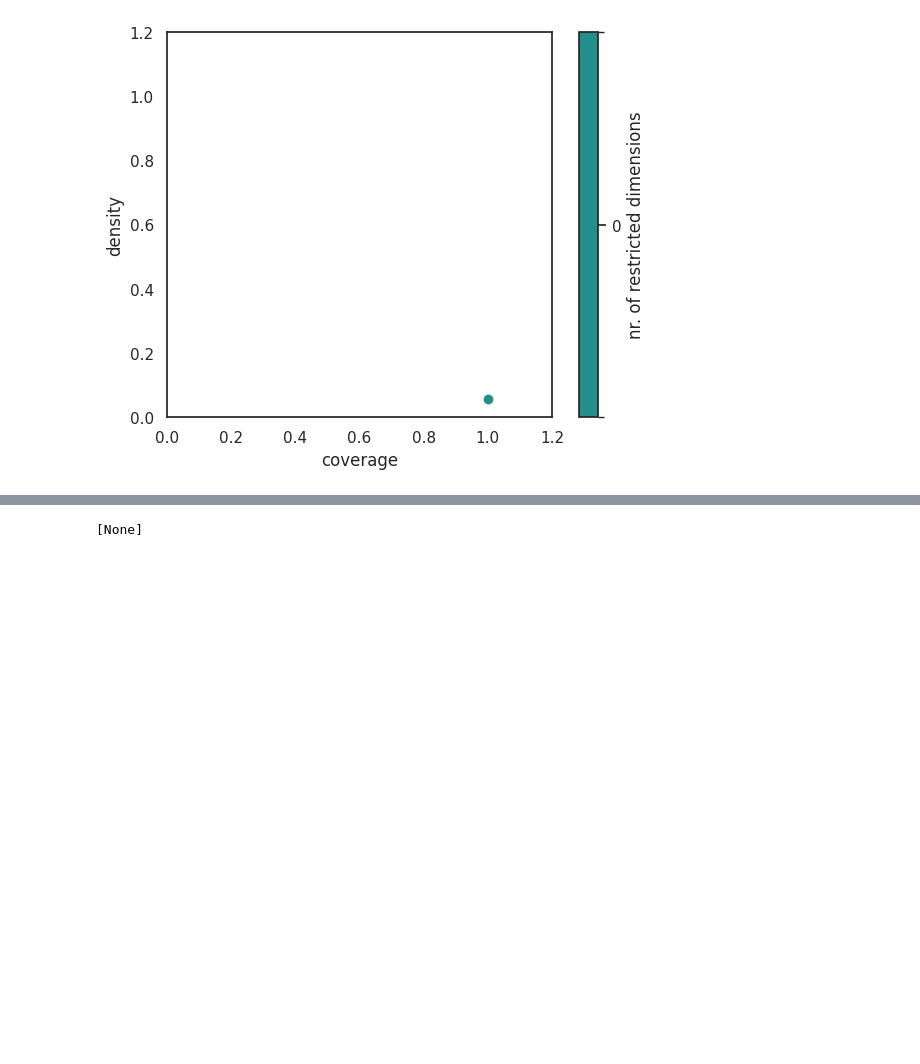
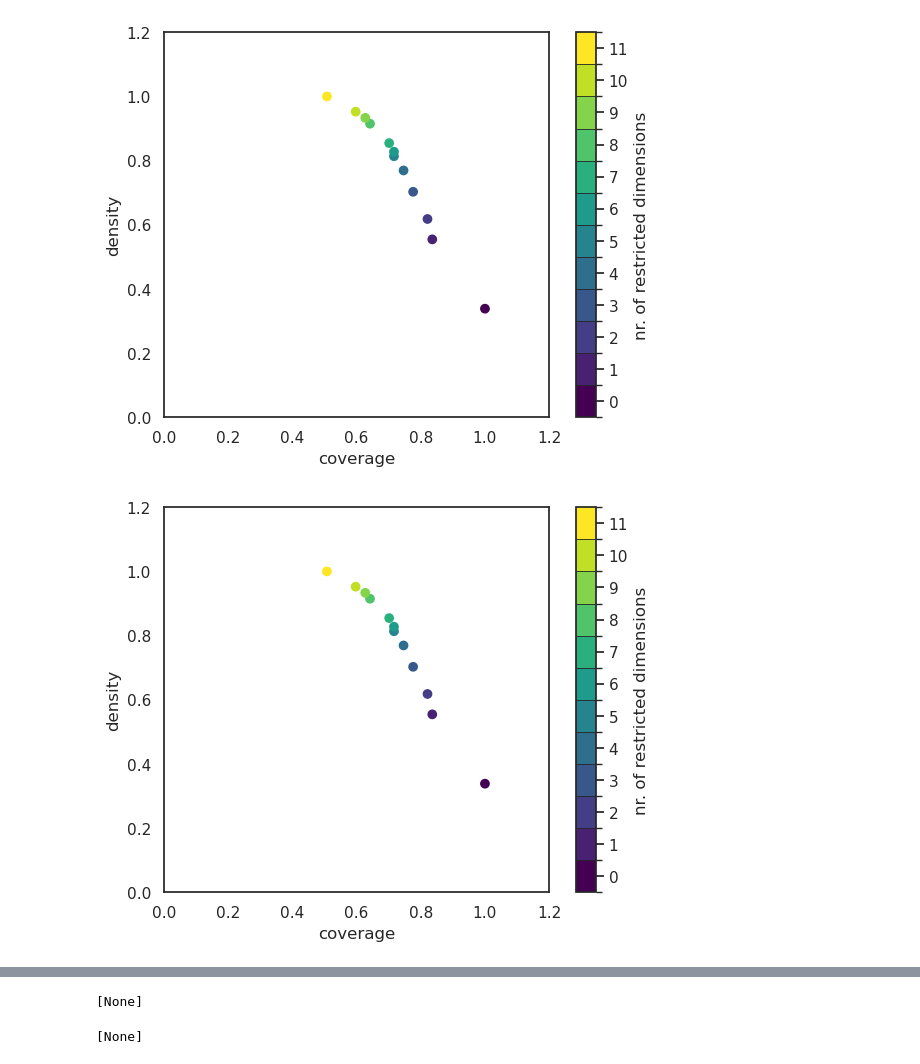
Before and after one commit to In-For-Disaster-Analytics/sites-and-stories-nlp, a Jupyter notebook: LLMsAnalysis/UMAP-GrayLiterature.ipynb, the cells around one changed output, grey strips where cells are left out. Saved outputs shown, nothing was run; the diff lists cells and outputs as text; code cells hidden in the pictures; blank space fills up the shorter version.

```diff
--- a/LLMsAnalysis/UMAP-GrayLiterature.ipynb
+++ b/LLMsAnalysis/UMAP-GrayLiterature.ipynb
@@ -33,7 +13,7 @@ from ema_workbench.analysis import prim
 # %%
 sns.set(style='white', context='notebook', rc={'figure.figsize':(7,5)})
 # %%
-df = pd.read_csv("Curated/HandCleaned/CodedTopics.csv")
+df = pd.read_csv("CodedOutputs/gray_lit_coded.csv")
 # %%
 print(len(df))
 # %% [output]
@@ -41,6 +22,6 @@ print(len(df))
 # %%
 df = df.fillna(0)
-surveyData = df[df.columns[1:-1]].values
+surveyData = df[df.columns[3:]].values
 # %%
 surveyData
 # %% [output]
@@ -54,7 +42,7 @@ array([[1., 1., 0., ..., 0., 0., 0.],
 # %%
 import umap
 reducer  = umap.UMAP(
-    n_neighbors=10,
+    n_neighbors=3,
     min_dist=0.0,
     n_components=2,
     random_state=42,
@@ -67,11 +56,11 @@ embedding.shape
 # %%
 import matplotlib as mpl
 
-kmeans_labels = cluster.KMeans(n_clusters=6).fit_predict(embedding)
+kmeans_labels = cluster.KMeans(n_clusters=4).fit_predict(embedding)
 cmap = mpl.colors.ListedColormap(["#1b9e77", "#d95f02", "#7570b3","#e7298a", "#66a61e","#e6ab02"])
 scatter = plt.scatter(embedding[:, 0], embedding[:, 1], c=kmeans_labels, s=5, cmap=cmap);
 
-plt.legend(*scatter.legend_elements(num=5),
+plt.legend(*scatter.legend_elements(num=3),
                     loc="upper left", title="Cluster")
 plt.title('Gray literature Clusters Reduced using UMAP', fontsize=18);
 # %% [output]
@@ -136,13 +140,14 @@ federal policies          0.5  1.0  3.496688e-11       NaN
 # %%
-y = kmeans_labels==4
+y = kmeans_labels==2
 
 
-p = prim.Prim(df[df.columns[1:-1]], y, threshold=0.5)
+p = prim.Prim(df[df.columns[3:]], y, threshold=0.5)
 
 box = p.find_box()
 box.show_tradeoff()
 
 plt.show()
-box.inspect(0)
+box.inspect(7)
 # %% [output]
-[figure, old version]
+[figure, new version]
+[figure, added]
@@ -160 +171,2 @@ Index: []
 [None]
+[None]
```
Also changed, not shown: parts of 13 cells of this notebook, 30 other files.
